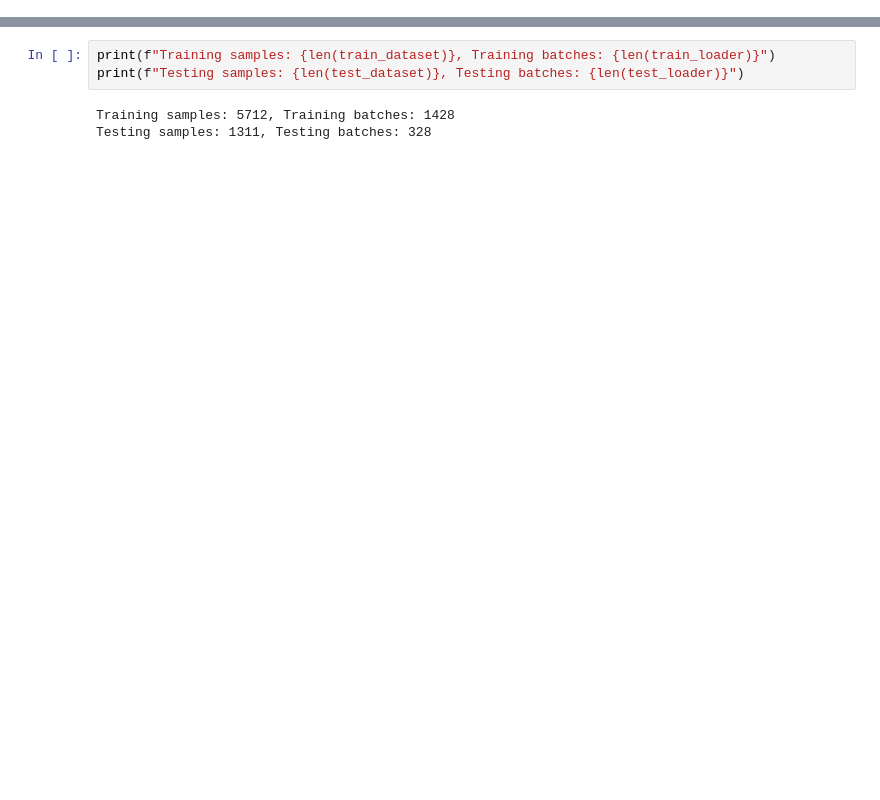
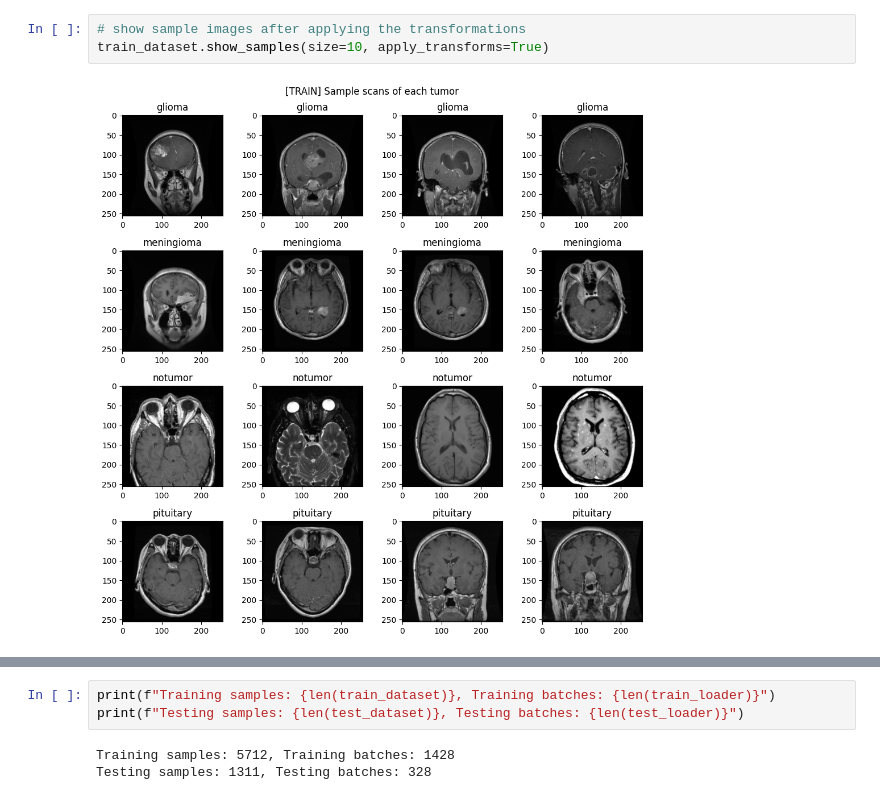
Before and after one commit to aneesh396/Brain_Tumor_Classification, a Jupyter notebook: MRI_Classification.ipynb, the cells around one changed output, grey strips where cells are left out. Cells and saved outputs as stored; diff of their text form; blank space fills up the shorter version.

```diff
--- a/MRI_Classification.ipynb
+++ b/MRI_Classification.ipynb
@@ -118,0 +163,5 @@ BATCH_SIZE = 4
+# %%
+# show sample images after applying the transformations
+train_dataset.show_samples(size=10, apply_transforms=True)
+# %% [output]
+[figure, added]
```
Also changed, not shown: parts of 95 cells of this notebook.
